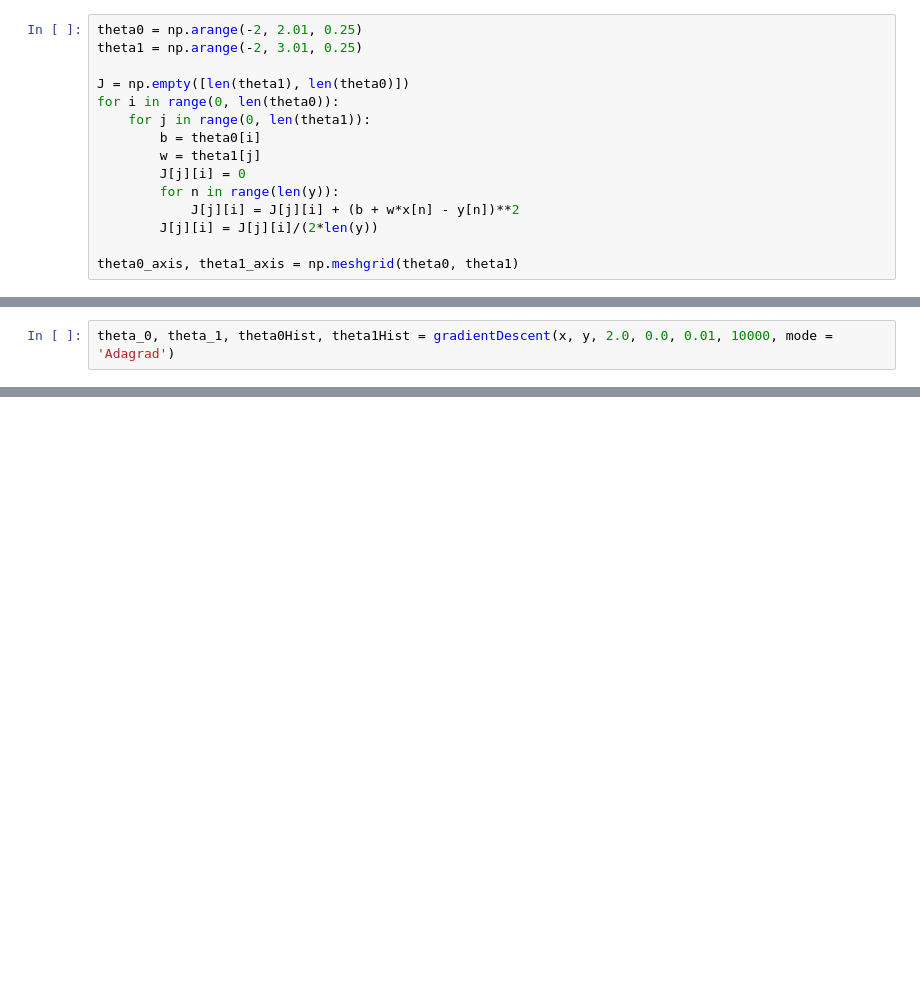
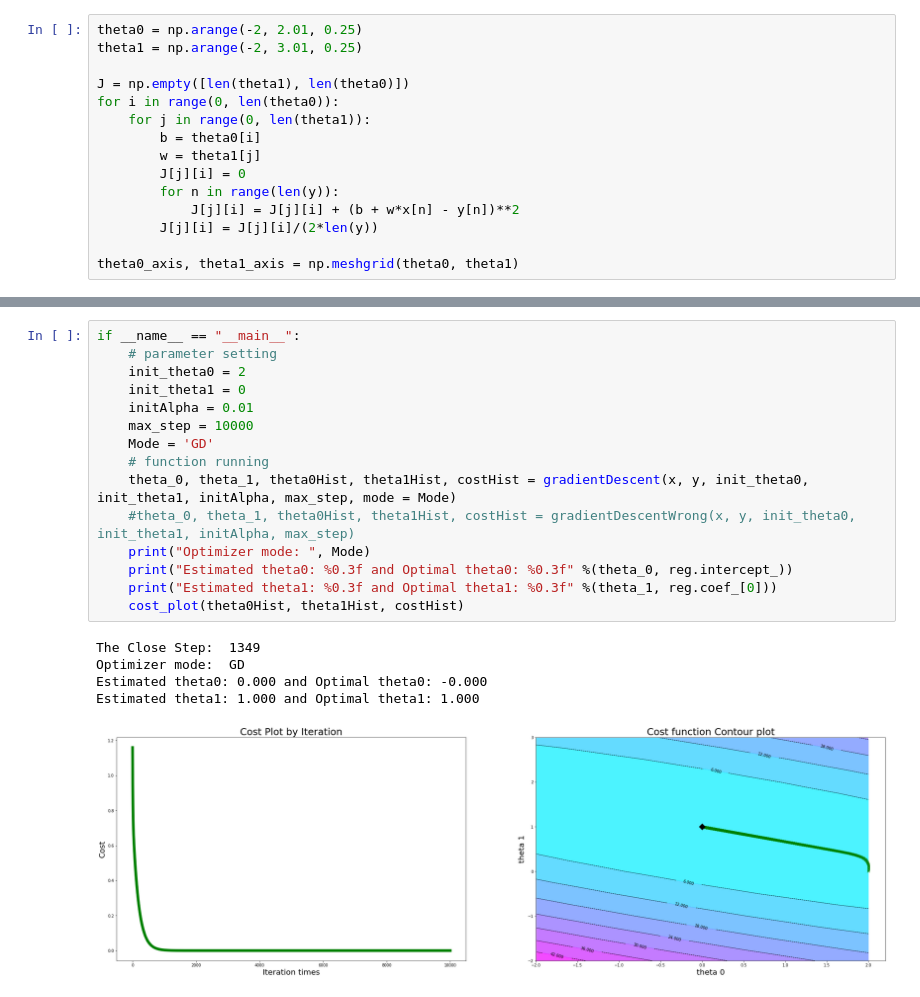
Before and after one commit to A2Zntu/ML_HW, a Jupyter notebook: Lab3/GradientDescent_Lab3.ipynb, the cells around one changed output, grey strips where cells are left out. Drawn from its saved outputs; the diff is of its cells as text; blank space fills up the shorter version.

```diff
--- a/Lab3/GradientDescent_Lab3.ipynb
+++ b/Lab3/GradientDescent_Lab3.ipynb
@@ -85,2 +156,0 @@ def gradientDescent(x, y, theta0, theta1, alpha, maxsteps, mode = 'regular'):
-# %%
-theta_0, theta_1, theta0Hist, theta1Hist = gradientDescent(x, y, 2.0, 0.0, 0.01, 10000, mode = 'Adagrad')
@@ -109,0 +225,21 @@ fig3.subplots_adjust(bottom=0.1, right=1.5, top=0.9)
+# %%
+if __name__ == "__main__":
+    # parameter setting
+    init_theta0 = 2
+    init_theta1 = 0
+    initAlpha = 0.01
+    max_step = 10000
+    Mode = 'GD'
+    # function running
+    theta_0, theta_1, theta0Hist, theta1Hist, costHist = gradientDescent(x, y, init_theta0, init_theta1, initAlpha, max_step, mode = Mode)
+    #theta_0, theta_1, theta0Hist, theta1Hist, costHist = gradientDescentWrong(x, y, init_theta0, init_theta1, initAlpha, max_step)
+    print("Optimizer mode: ", Mode)
+    print("Estimated theta0: %0.3f and Optimal theta0: %0.3f" %(theta_0, reg.intercept_))
+    print("Estimated theta1: %0.3f and Optimal theta1: %0.3f" %(theta_1, reg.coef_[0]))
+    cost_plot(theta0Hist, theta1Hist, costHist)
+# %% [output]
+The Close Step:  1349
+Optimizer mode:  GD
+Estimated theta0: 0.000 and Optimal theta0: -0.000
+Estimated theta1: 1.000 and Optimal theta1: 1.000
+[figure, added]
```
Also changed, not shown: parts of 14 cells of this notebook, 1 other file.
